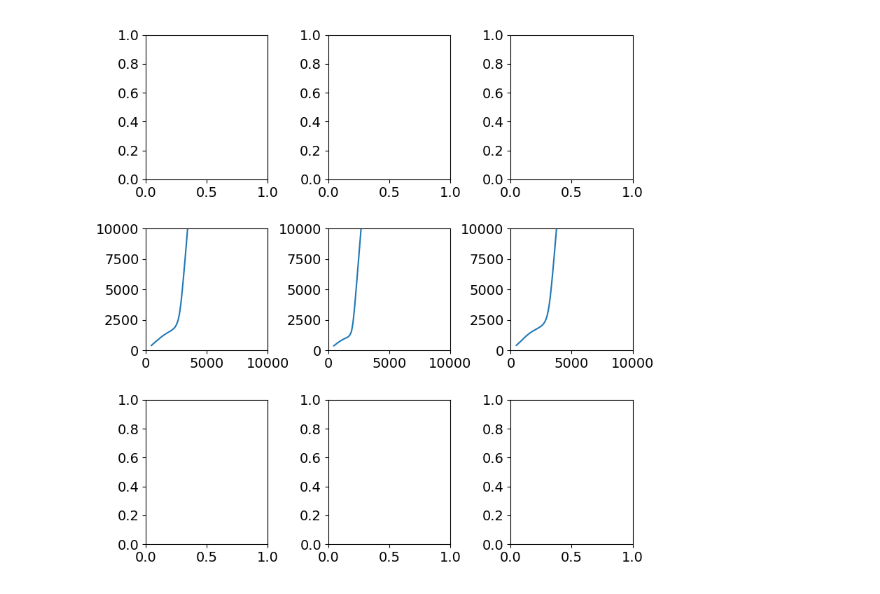
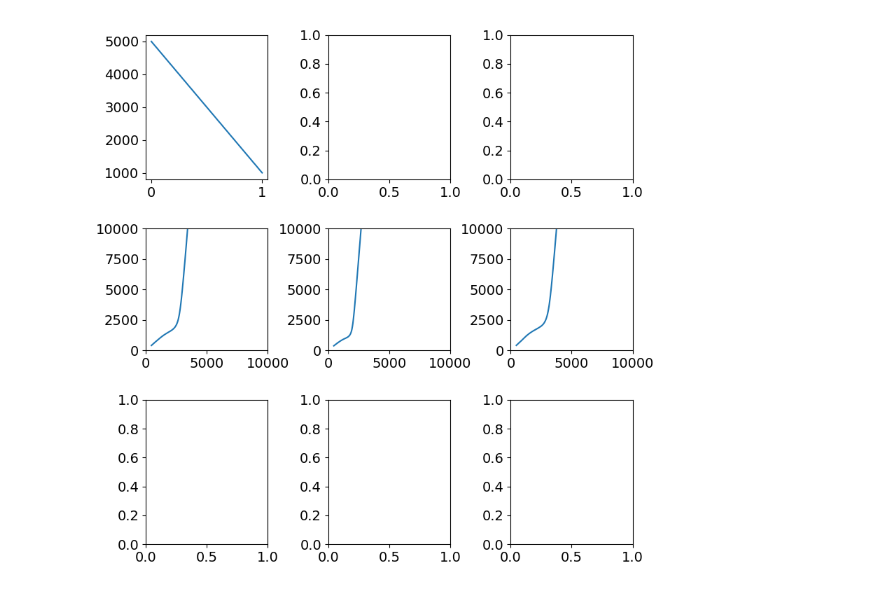
Before and after one commit to Yugal0/fitting-eis-dipangle-analysis, a Jupyter notebook: figure_flow.ipynb, the cells around one changed output. Drawn from its saved outputs; the diff is of its cells as text; code cells hidden in the pictures.

```diff
--- a/figure_flow.ipynb
+++ b/figure_flow.ipynb
@@ -28,28 +28,35 @@ z_ilin=c_ilin.predict(f)
 c_two=CustomCircuit(initial_guess=[R1,R1*Q,R2*Q,delta,alpha],circuit="TLMtwo")
 z_two=c_two.predict(f)
 
-
+c_all=[c_lin,c_ilin,c_two]
 z_all=[z_lin,z_ilin,z_two]
+profiles=["lin","ilin","two"]
 # %%
 #set the fontsize, labelsizes and fonts etc. for the plots to be made below
 plt.rcParams['font.size']=12
 plt.rcParams['axes.labelsize']=12
 plt.rcParams['xtick.labelsize']=14
 plt.rcParams['ytick.labelsize']=14
 
 
 fig, axs=plt.subplots(3,3)
 fig.set_size_inches(8,8)
 fig.tight_layout()
 
-for ax,prof in zip(axs[0],):
+for ax,prof,c in zip(axs[0],profiles,c_all):
+    if prof=="lin":
+        ax.plot([0,1],[c.initial_guess[0],c.initial_guess[2]*c.initial_guess[0]/c.initial_guess[1]])
 
+    if prof=="ilin":
+        ax.plot()
+
+    if prof=="two":
 
 
 for ax,z in zip(axs[1],z_all):
     ax.plot(np.real(z),-np.imag(z))
     ax.set_aspect("equal")
     ax.set_xlim(0,10000)
     ax.set_ylim(0,10000)
 # %% [output]
-[figure, old version]
+[figure, new version]
```
